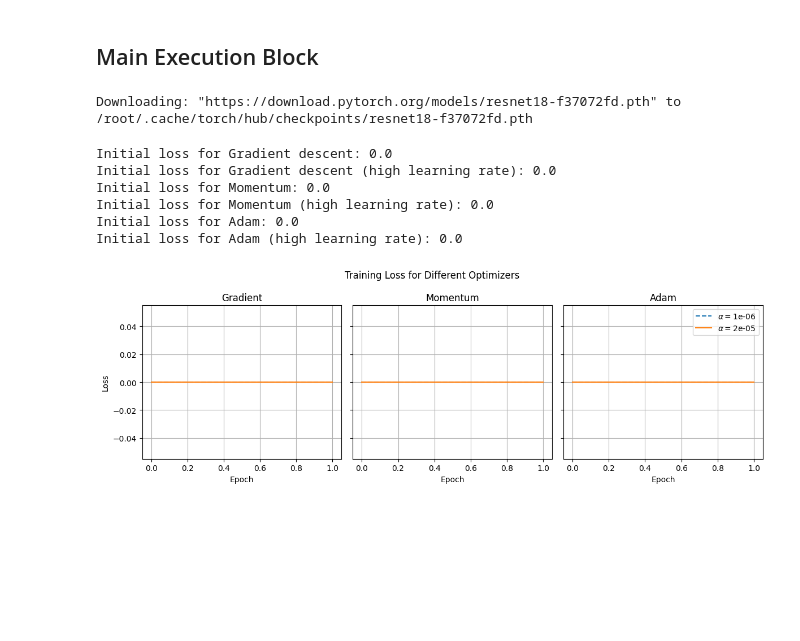
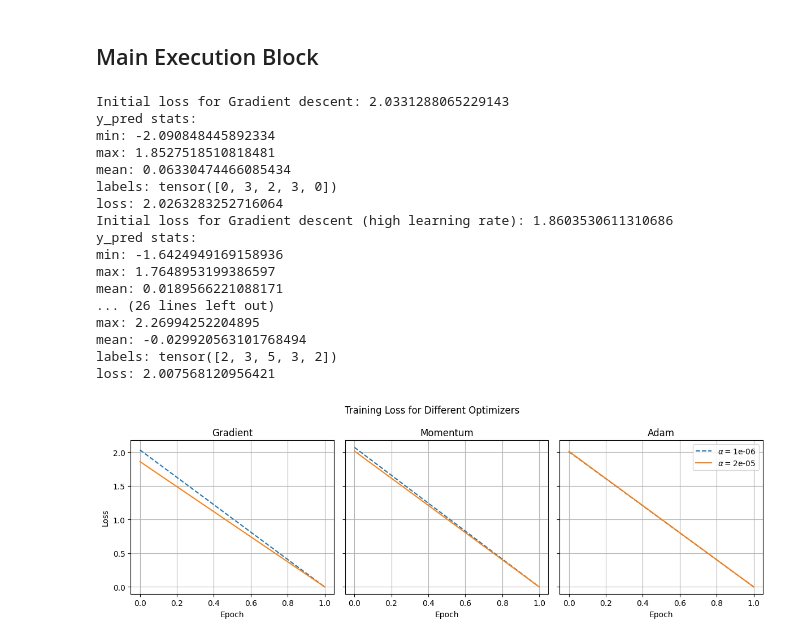
Before and after one commit to lillymitch/organized_archives, a Jupyter notebook: Final_Project.ipynb, the cells around one changed output. Drawn from its saved outputs; the diff is of its cells as text; code cells hidden in the pictures; blank space fills up the shorter version.

```diff
--- a/Final_Project.ipynb
+++ b/Final_Project.ipynb
@@ -203,0 +83,16 @@ Shape of image tensor: torch.Size([3, 224, 224])
+# %%
+from torchvision.datasets import ImageFolder
+from torch.utils.data import DataLoader, random_split
+
+#ImageFolder dataset created from the condensed small dataset
+dataset = ImageFolder(
+    root=small_dataset_path,
+    transform=train_processor
+)
+
+#structural test
+print(len(dataset))
+print(dataset.classes)
+
+print("dataset size:", len(dataset))
+print("classes:", dataset.classes)
@@ -225,3 +274,5 @@ test_loader = DataLoader(test_dataset, batch_size=32)
+# %%
+num_classes = len(dataset.classes)
 # %% [markdown]
 ## ResNet18 Transfer Learning
 # %%
@@ -318,17 +369,18 @@ def test_optimizer(model_builder_function, n_epochs=10):
             total_loss = 0
             # Iterate over the train_loader to get batches of images and labels
             for images, labels in train_loader:
-                # Forward pass
-                y_pred = model(images)
-                # Calculate loss
-                loss = cross_entropy_loss(y_pred, labels)
+              y_pred = model(images)
 
-                # Backpropagation
-                optimizer.zero_grad()
-                loss.backward()
-                optimizer.step()
+              print("y_pred stats:")
+              print("min:", y_pred.min().item())
+              print("max:", y_pred.max().item())
+              print("mean:", y_pred.mean().item())
+              print("labels:", labels[:5])
 
-                total_loss += loss.item() * images.size(0) # Aggregate loss weighted by batch size
+              loss = cross_entropy_loss(y_pred, labels)
+              print("loss:", loss.item())
+
+              break  # only check first batch
 
             avg_epoch_loss = total_loss / len(train_loader.dataset) # Average loss for the epoch
             losses_dict[name].append(avg_epoch_loss)
@@ -449,19 +501,28 @@ def train_model(model, train_loader, val_loader, optimizer,cross_entropy_loss, n
 # %% [markdown]
 ## Main Execution Block
 # %%
-model_builder_for_test = lambda: build_transfer_model(num_classes=len(label_map))
-
+model_builder_for_test = lambda: LogisticRegression(num_classes=num_classes)
 #first test optimizer to use
 test_optimizer(model_builder_for_test, n_epochs=1)
 # %% [output]
-Downloading: "https://download.pytorch.org/models/resnet18-f37072fd.pth" to /root/.cache/torch/hub/checkpoints/resnet18-f37072fd.pth
+Initial loss for Gradient descent: 2.0331288065229143
+y_pred stats:
+min: -2.090848445892334
+max: 1.8527518510818481
+mean: 0.06330474466085434
+labels: tensor([0, 3, 2, 3, 0])
+loss: 2.0263283252716064
+Initial loss for Gradient descent (high learning rate): 1.8603530611310686
+y_pred stats:
+min: -1.6424949169158936
+max: 1.7648953199386597
+mean: 0.0189566221088171
+... (26 lines left out)
+max: 2.26994252204895
+mean: -0.029920563101768494
+labels: tensor([2, 3, 5, 3, 2])
+loss: 2.007568120956421
-Initial loss for Gradient descent: 0.0
-Initial loss for Gradient descent (high learning rate): 0.0
-Initial loss for Momentum: 0.0
-Initial loss for Momentum (high learning rate): 0.0
-Initial loss for Adam: 0.0
-Initial loss for Adam (high learning rate): 0.0
-[figure, old version]
+[figure, new version]
 # %%
 if __name__ == "__main__":
   num_classes = len(label_map)
```
Also changed, not shown: parts of 24 cells of this notebook.
